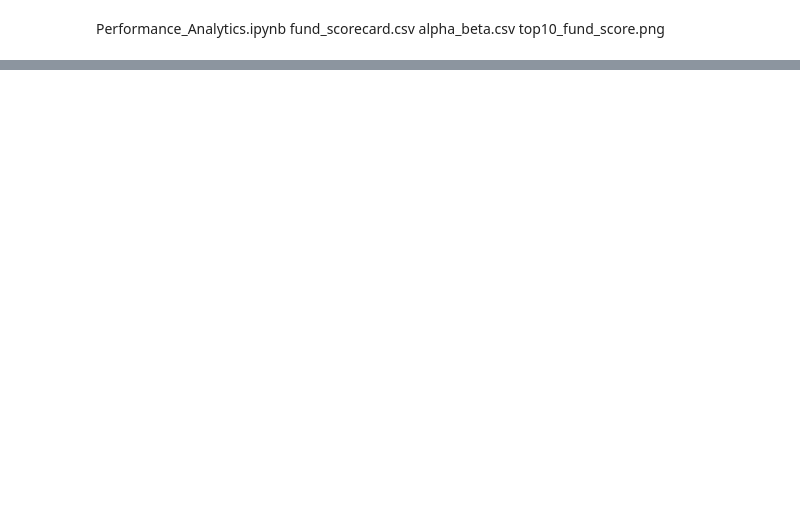
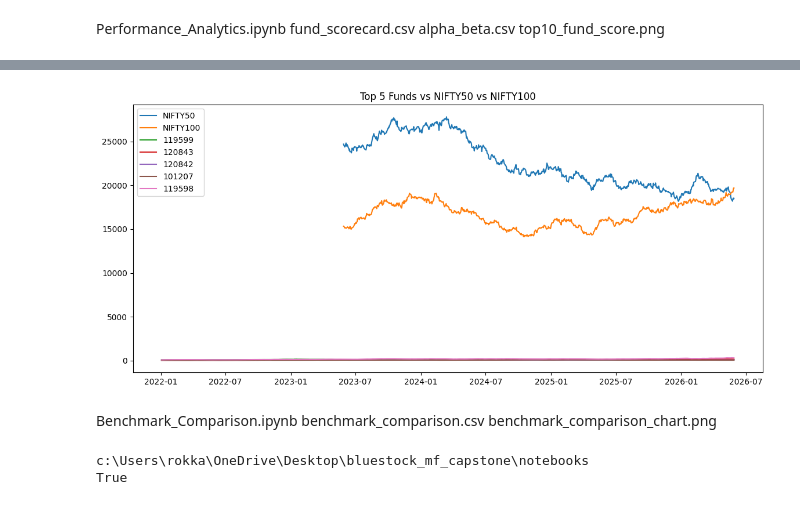
Before and after one commit to rokkalabhavyasri-123/bluestock_mf_capstone, a Jupyter notebook: notebooks/Performance_Analytics.ipynb, the cells around one changed output, grey strips where cells are left out. Saved outputs shown, nothing was run; the diff lists cells and outputs as text; code cells hidden in the pictures; blank space fills up the shorter version.

```diff
--- a/notebooks/Performance_Analytics.ipynb
+++ b/notebooks/Performance_Analytics.ipynb
@@ -601,0 +436,46 @@ top10_fund_score.png
+# %%
+plt.figure(figsize=(14,6))
+
+plt.plot(
+    nifty50['date'],
+    nifty50['close_value'],
+    label='NIFTY50'
+)
+
+plt.plot(
+    nifty100['date'],
+    nifty100['close_value'],
+    label='NIFTY100'
+)
+
+for code in top5_available['amfi_code']:
+
+    fund = nav[
+        nav['amfi_code'] == code
+    ].copy()
+
+    fund['date'] = pd.to_datetime(fund['date'])
+
+    plt.plot(
+        fund['date'],
+        fund['nav'],
+        label=str(code)
+    )
+
+plt.legend()
+plt.title("Top 5 Funds vs NIFTY50 vs NIFTY100")
+plt.show()
+# %% [output]
+[figure, added]
+# %% [markdown]
+Benchmark_Comparison.ipynb
+benchmark_comparison.csv
+benchmark_comparison_chart.png
+# %%
+import os
+
+print(os.getcwd())
+print(os.path.exists("benchmark_comparison_chart.png"))
+# %% [output]
+c:\Users\rokka\OneDrive\Desktop\bluestock_mf_capstone\notebooks
+True
```
Also changed, not shown: parts of 25 cells of this notebook, 1 other file.
